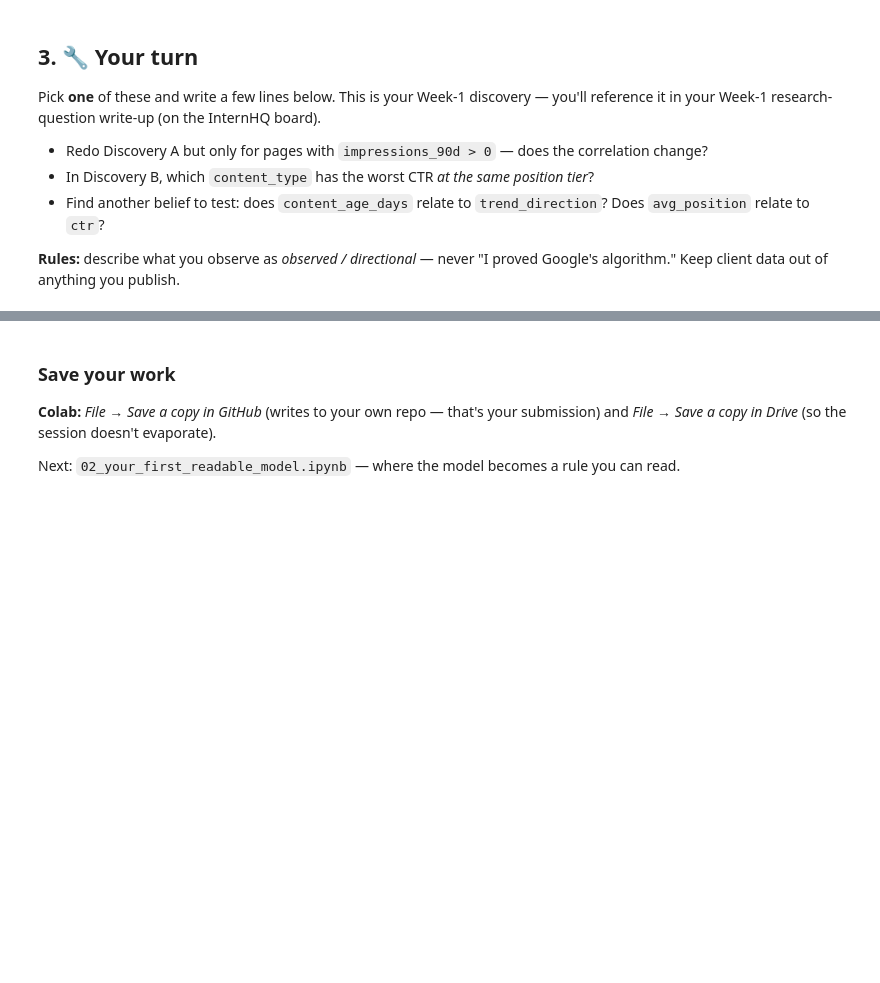
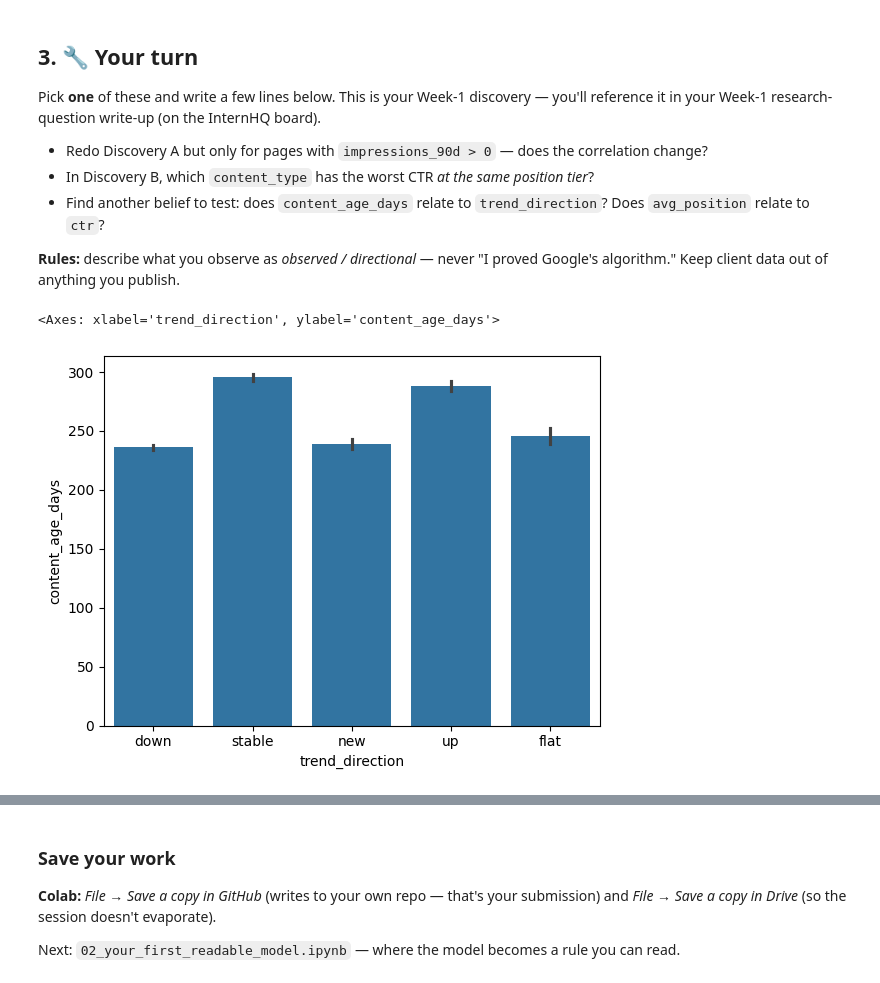
Before and after one commit to Manjit-yadav/flyrank-ml-internship, a Jupyter notebook: notebooks/01_first_look_and_discovery.ipynb, the cells around one changed output, grey strips where cells are left out. Drawn from its saved outputs; the diff is of its cells as text; code cells hidden in the pictures; blank space fills up the shorter version.

```diff
--- a/notebooks/01_first_look_and_discovery.ipynb
+++ b/notebooks/01_first_look_and_discovery.ipynb
@@ -101,0 +156,9 @@ Pick **one** of these and write a few lines below. This is your Week-1 discovery
+# %%
+# Your discovery here
+x=df.content_age_days
+y=df.trend_direction
+import seaborn as sns
+sns.barplot(x=y,y=x)
+# %% [output]
+<Axes: xlabel='trend_direction', ylabel='content_age_days'>
+[figure, added]
```
Also changed, not shown: parts of 16 cells of this notebook.
